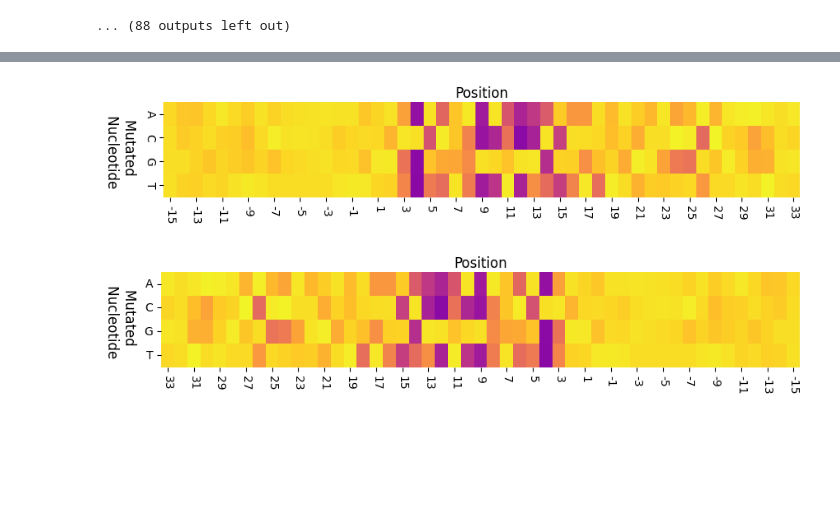
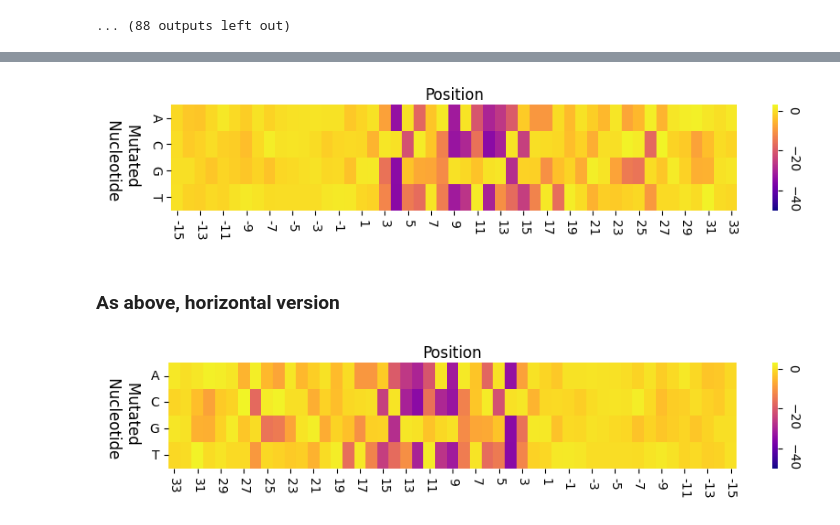
Before and after one commit to Fudenberg-Research-Group/akitaV2-analyses, a Jupyter notebook: experiments/virtual_insertion_single_mutagenesis/analysis/analysis.ipynb, the cells around one changed output, grey strips where cells are left out. Cells and saved outputs as stored; diff of their text form; code cells hidden in the pictures; blank space fills up the shorter version.

Commit message:
linting, polishing notebooks - single mutegenesis

```diff
--- a/experiments/virtual_insertion_single_mutagenesis/analysis/analysis.ipynb
+++ b/experiments/virtual_insertion_single_mutagenesis/analysis/analysis.ipynb
@@ -144,33 +139,35 @@ plt.show()
 # %%
 # Calculate the mean SCD value for each position and each nucleotide across all sites
 mean_scd = df.groupby(['position', 'mutated_nucleotide'])['SCD'].mean().unstack().T - all_wild_type_average
 
 plt.figure(figsize=(10, 1.5))
-ax = sns.heatmap(average_matrix, cmap=colormap, annot=False, vmin=unified_min, vmax=unified_max, cbar=False)
+ax = sns.heatmap(average_matrix, cmap=colormap, annot=False, vmin=unified_min, vmax=unified_max, cbar=True)
 
 # Moving 'Position' label to the top
 ax.xaxis.set_label_position('top')
 plt.xlabel('Position', fontsize=12)
 
 plt.ylabel('Mutated \n Nucleotide', fontsize=12, rotation=270, labelpad = 35)
 
 # Adjusting tick label rotation
 plt.xticks(rotation=270, fontsize=10)
 plt.yticks(rotation=270, fontsize=10)
 
 # Adjusting colorbar label size
-# cbar = ax.collections[0].colorbar
-# cbar.ax.tick_params(labelsize=10, rotation=270)
+cbar = ax.collections[0].colorbar
+cbar.ax.tick_params(labelsize=10, rotation=270)
 
-# plt.savefig("horizontal_single_mutagenesis.pdf", format="pdf", bbox_inches="tight")
+# plt.savefig("vertical_single_mutagenesis.pdf", format="pdf", bbox_inches="tight")
 plt.show()
 # %% [output]
-[figure, old version]
+[figure, new version]
+# %% [markdown]
+### As above, horizontal version
 # %%
 flipped_mean_scd = mean_scd.iloc[:, ::-1]
 
 plt.figure(figsize=(10, 1.5))
-ax = sns.heatmap(flipped_mean_scd, cmap=colormap, annot=False, vmin=unified_min, vmax=unified_max, cbar=False)
+ax = sns.heatmap(flipped_mean_scd, cmap=colormap, annot=False, vmin=unified_min, vmax=unified_max, cbar=True)
 
 # Moving 'Position' label to the top
 ax.xaxis.set_label_position('top')
@@ -186,13 +183,13 @@ plt.yticks(rotation=0, fontsize=10)  # Set rotation to 0 for readability
 ax.set_yticklabels(flipped_mean_scd.index)
 
 # Adjusting colorbar label size
-# cbar = ax.collections[0].colorbar
-# cbar.ax.tick_params(labelsize=10, rotation=270)
+cbar = ax.collections[0].colorbar
+cbar.ax.tick_params(labelsize=10, rotation=270)
 
 # plt.savefig("horizontal_single_mutagenesis.pdf", format="pdf", bbox_inches="tight")
 plt.show()
 # %% [output]
-[figure, old version]
+[figure, new version]
 # %%
 # averaged wt SCD for each site
 # wild_type_averages
```
Also changed, not shown: parts of 13 cells of this notebook, 4 other files.
